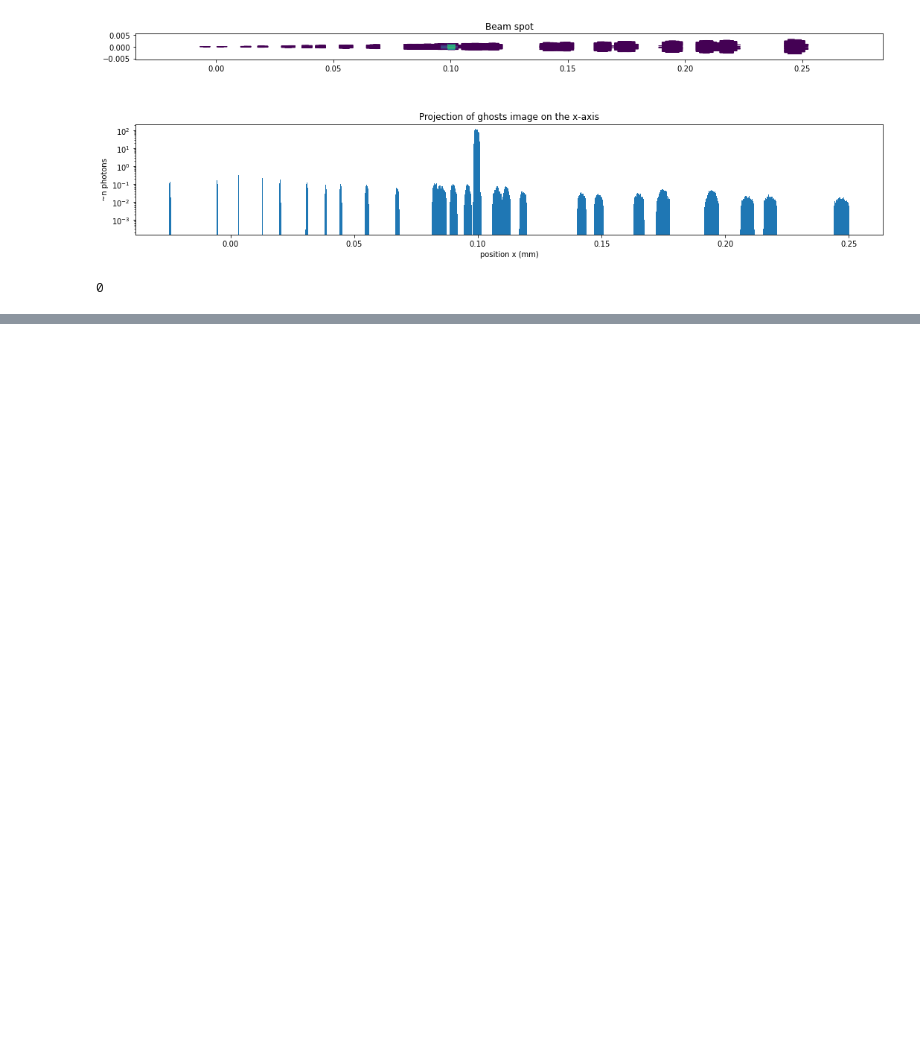
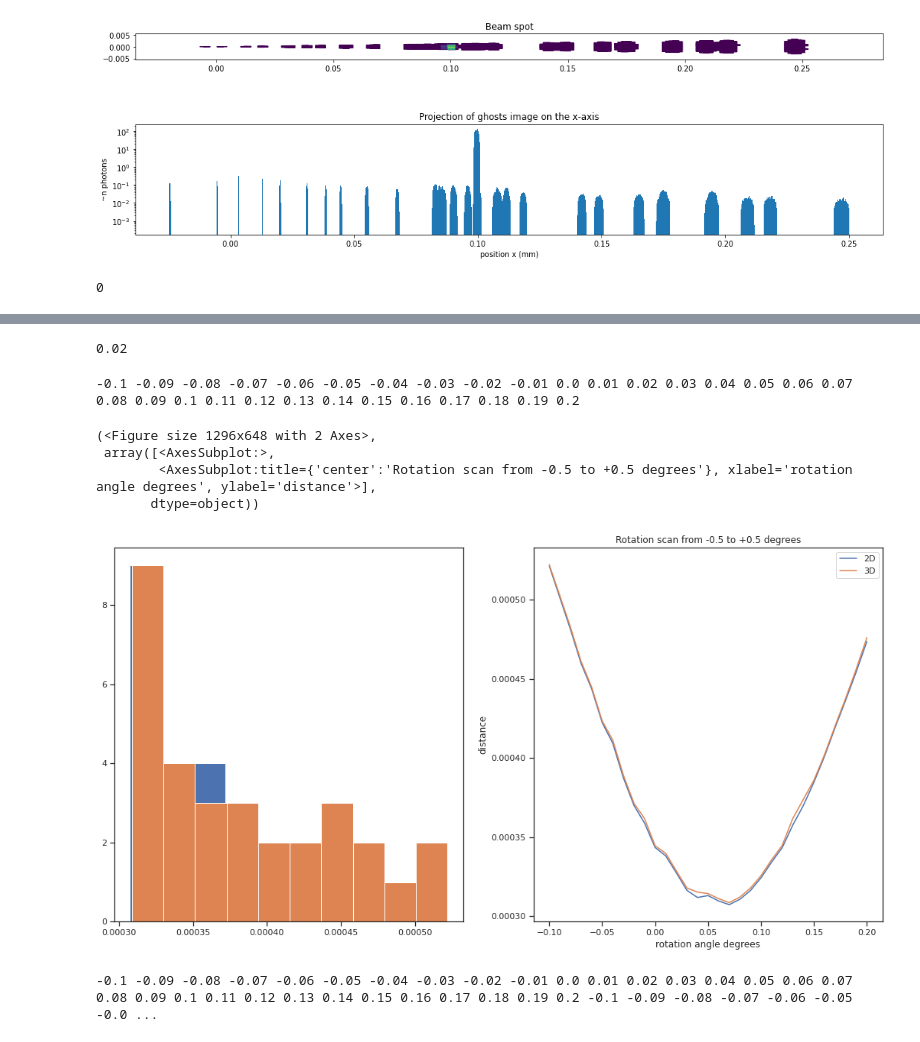
Before and after one commit to lsst-camera-dh/ghosts, a Jupyter notebook: notebooks/LSST_CCOB_ghost_study_distance.ipynb, the cells around one changed output, grey strips where cells are left out. Drawn from its saved outputs; the diff is of its cells as text; code cells hidden in the pictures; blank space fills up the shorter version.

```diff
--- a/notebooks/LSST_CCOB_ghost_study_distance.ipynb
+++ b/notebooks/LSST_CCOB_ghost_study_distance.ipynb
@@ -173,0 +161,35 @@ plotter.plot_distances_rotation_scan(angles_list, distances_2d_L1rot, distances_
+# %%
+# use a tweaked telescope as a basis before the scan
+tw = {'L1':{'rotations':[0.1, 0., 0.]}}
+tweaked_telescope = tweak_optics.tweak_telescope(telescope, tweaks=tw)
+tweak_optics.make_optics_reflective(tweaked_telescope)
+# %% [output]
+0.02
+# %%
+angles_s = [i*0.01 for i in range(-10, 21)]
+angles_list_s, distances_2d_L1rot, distances_3d_L1rot = \
+    scan_dist_rotation(tweaked_telescope, ref_data_frame=data_frame_1, optic_name='L2', axis='x',
+                       angles_list=angles_s, rscale=10)
+# %% [output]
+-0.1 -0.09 -0.08 -0.07 -0.06 -0.05 -0.04 -0.03 -0.02 -0.01 0.0 0.01 0.02 0.03 0.04 0.05 0.06 0.07 0.08 0.09 0.1 0.11 0.12 0.13 0.14 0.15 0.16 0.17 0.18 0.19 0.2
+# %%
+plotter.plot_distances_rotation_scan(angles_list_s, distances_2d_L1rot, distances_3d_L1rot)
+# %% [output]
+(<Figure size 1296x648 with 2 Axes>,
+ array([<AxesSubplot:>,
+        <AxesSubplot:title={'center':'Rotation scan from -0.5 to +0.5 degrees'}, xlabel='rotation angle degrees', ylabel='distance'>],
+       dtype=object))
+[figure, added]
+# %%
+# study scale factor
+angles_20 = [i*0.01 for i in range(-10, 21)]
+dist_2d_list = list()
+dist_3d_list = list()
+for scale in [1, 5, 10, 30, 50]:
+    angles_list_20, d2d, d3d = \
+        scan_dist_rotation(tweaked_telescope, ref_data_frame=data_frame_1, optic_name='L2', axis='x',
+                       angles_list=angles_20, rscale=scale)
+    dist_2d_list.append(d2d)
+    dist_3d_list.append(d3d)
+# %% [output]
+-0.1 -0.09 -0.08 -0.07 -0.06 -0.05 -0.04 -0.03 -0.02 -0.01 0.0 0.01 0.02 0.03 0.04 0.05 0.06 0.07 0.08 0.09 0.1 0.11 0.12 0.13 0.14 0.15 0.16 0.17 0.18 0.19 0.2 -0.1 -0.09 -0.08 -0.07 -0.06 -0.05 -0.0 ...
```
Also changed, not shown: parts of 18 cells of this notebook.
